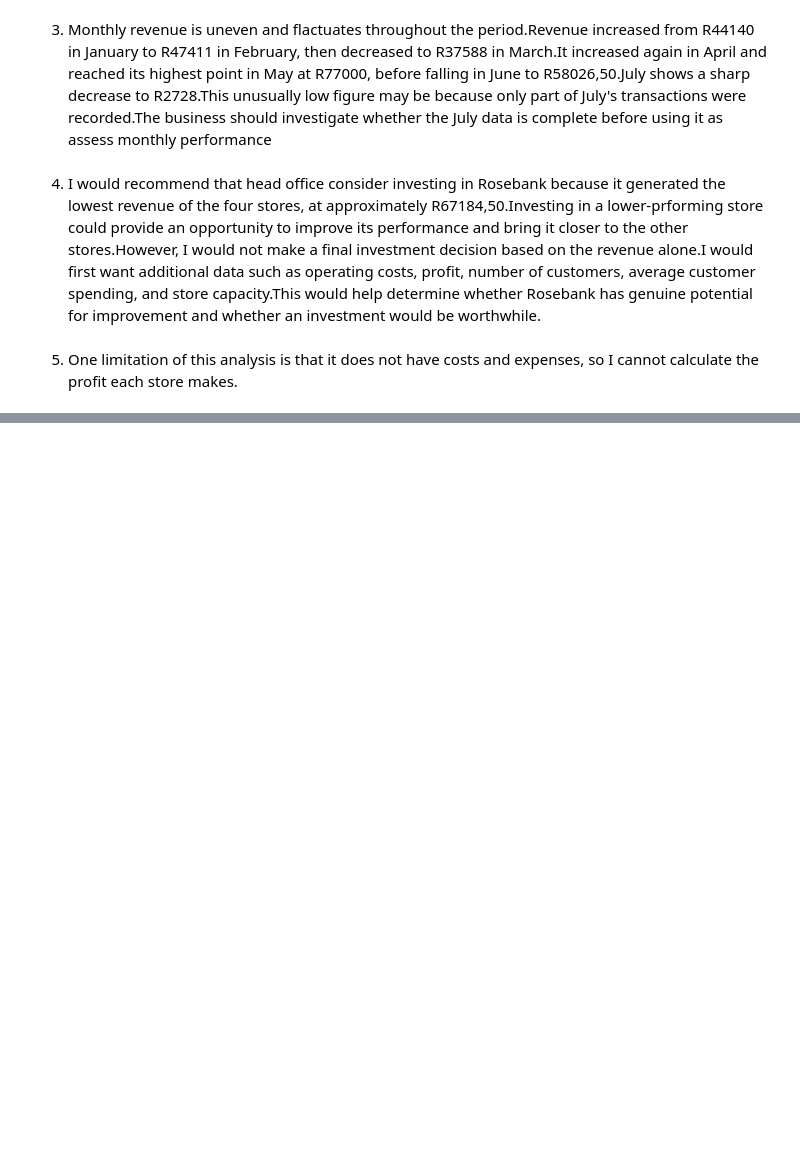
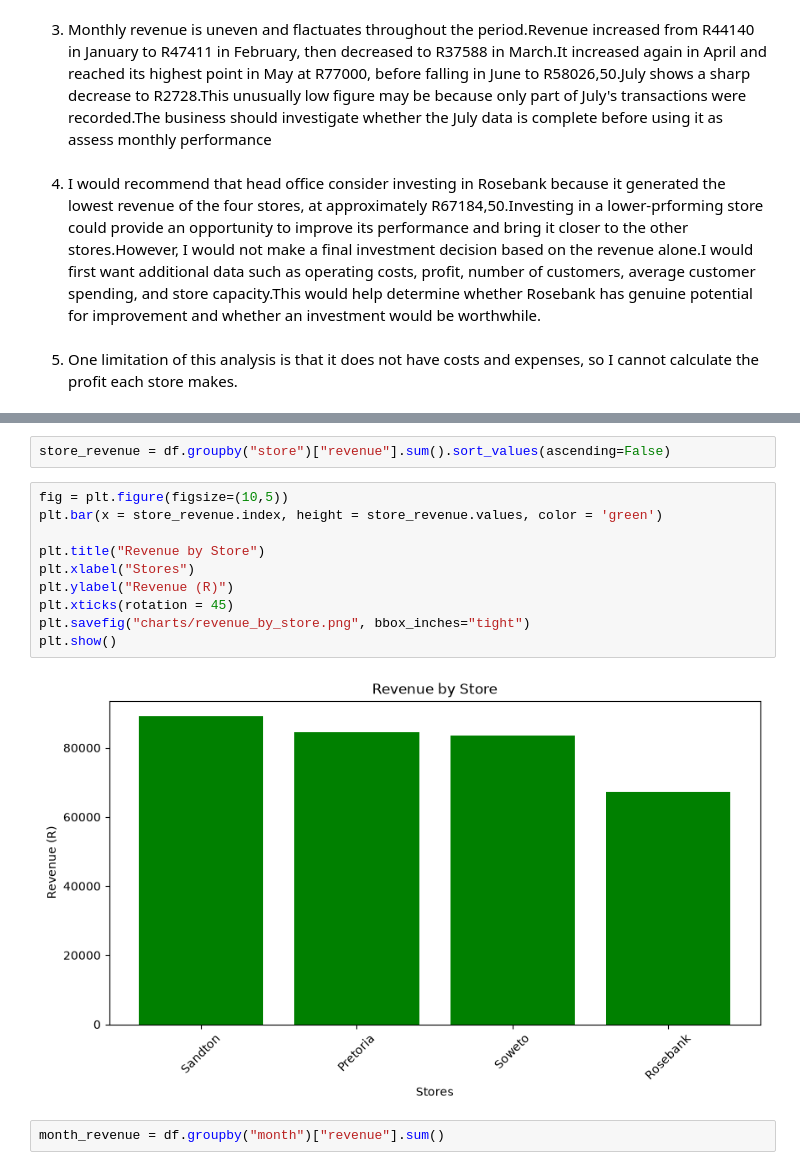
Before and after one commit to remofilwemolehabangwe308-ops/retail-sales-analysis, a Jupyter notebook: analysis.ipynb, the cells around one changed output, grey strips where cells are left out. Cells and saved outputs as stored; diff of their text form; blank space fills up the shorter version.

```diff
--- a/analysis.ipynb
+++ b/analysis.ipynb
@@ -192,0 +211,16 @@ Name: revenue, dtype: float64
+# %%
+store_revenue = df.groupby("store")["revenue"].sum().sort_values(ascending=False)
+# %%
+fig = plt.figure(figsize=(10,5))
+plt.bar(x = store_revenue.index, height = store_revenue.values, color = 'green')
+
+plt.title("Revenue by Store")
+plt.xlabel("Stores")
+plt.ylabel("Revenue (R)")
+plt.xticks(rotation = 45)
+plt.savefig("charts/revenue_by_store.png", bbox_inches="tight")
+plt.show()
+# %% [output]
+[figure, added]
+# %%
+month_revenue = df.groupby("month")["revenue"].sum()
```
Also changed, not shown: parts of 8 cells of this notebook, 4 other files.
